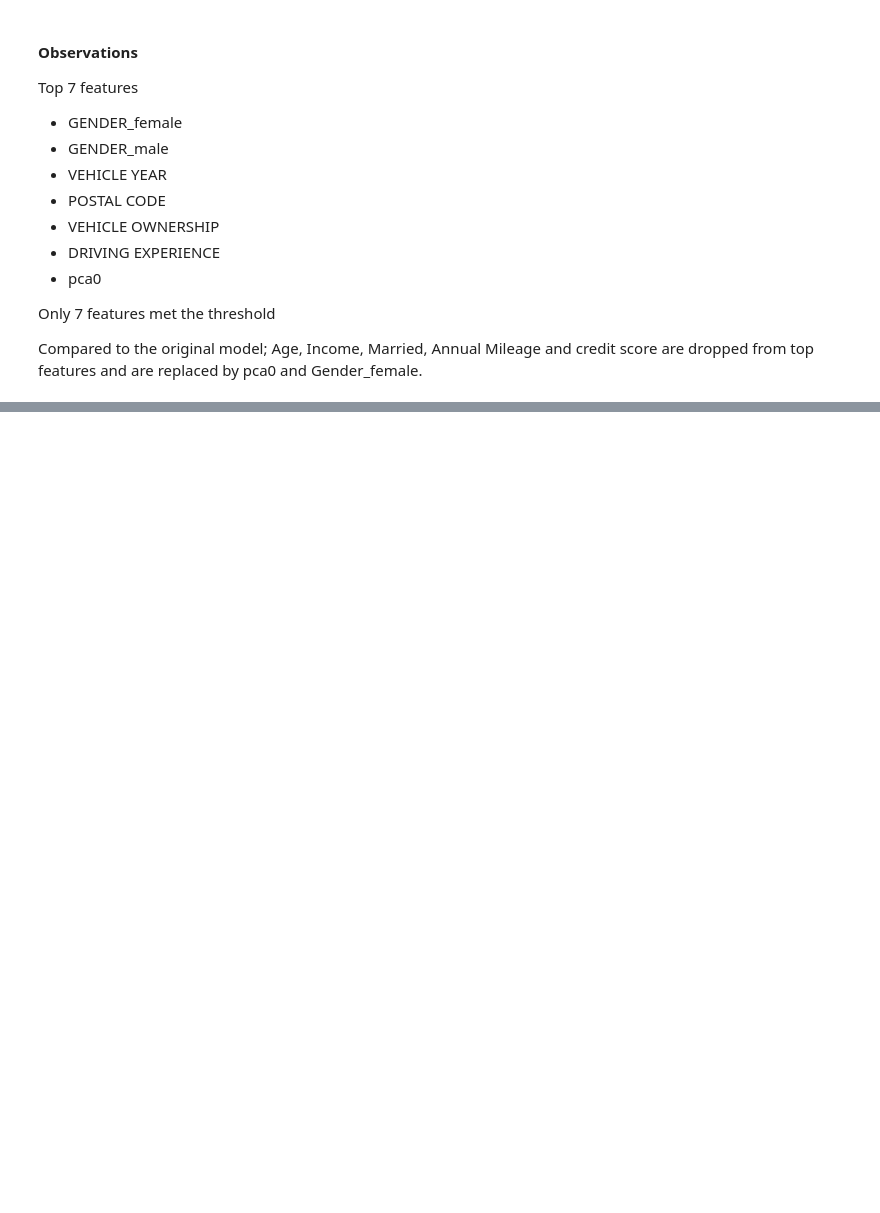
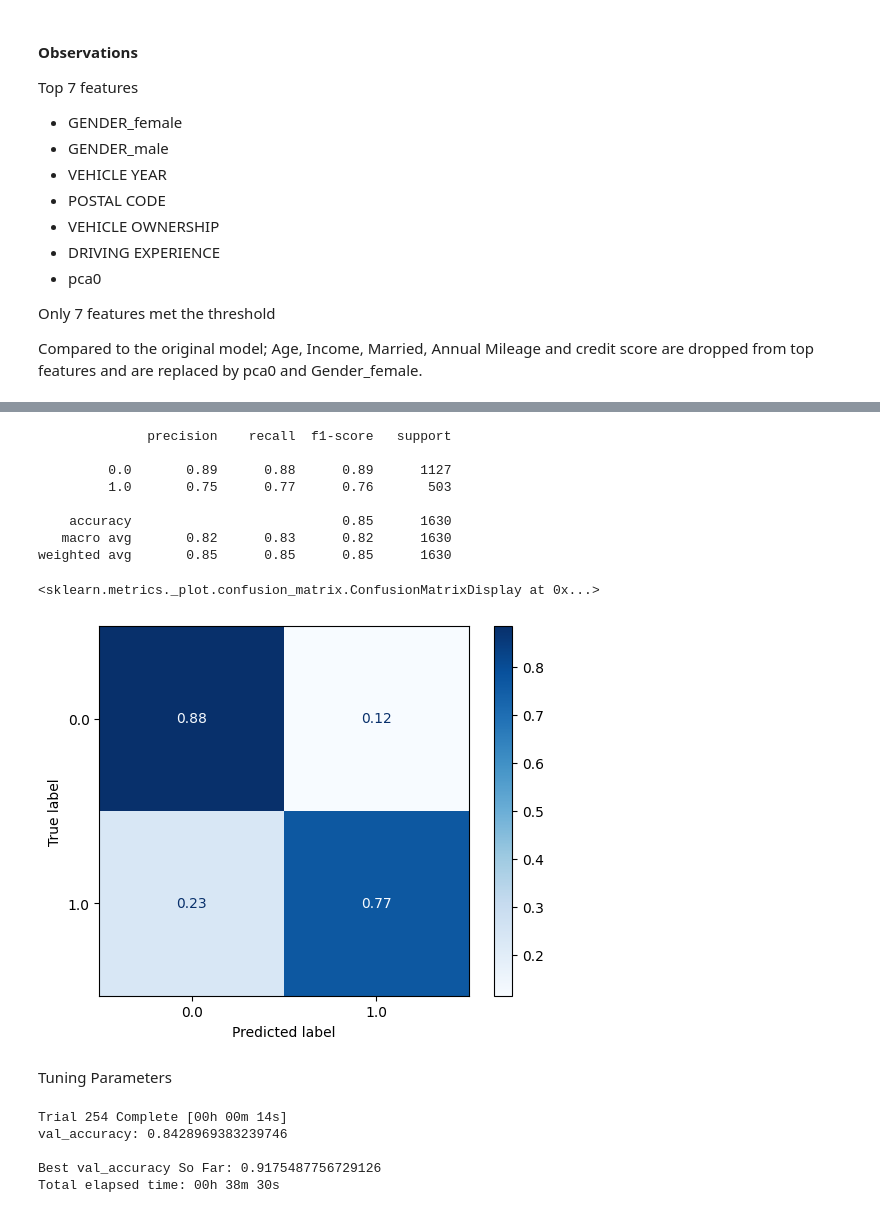
Before and after one commit to UKashNK/Car-Insurance-data, a Jupyter notebook: Car_Insurance_Claims_Analysis_.ipynb, the cells around one changed output, grey strips where cells are left out. Drawn from its saved outputs; the diff is of its cells as text; code cells hidden in the pictures; blank space fills up the shorter version.

```diff
--- a/Car_Insurance_Claims_Analysis_.ipynb
+++ b/Car_Insurance_Claims_Analysis_.ipynb
@@ -827,0 +952,4 @@ Compared to the original model; Age, Income, Married, Annual Mileage and credit
+# %%
+#Making predictions
+y_pred = bin_model.predict(X_test_transformed)
+y_pred
@@ -827,0 +965,4 @@ Compared to the original model; Age, Income, Married, Annual Mileage and credit
+# %%
+#formatting predictions
+y_pred = np.round(y_pred)
+y_pred
@@ -827,0 +977,17 @@ Compared to the original model; Age, Income, Married, Annual Mileage and credit
+# %%
+#Evaluatng metrics with sklearn
+print(classification_report(y_test, y_pred))
+ConfusionMatrixDisplay.from_predictions(y_test, y_pred, cmap='Blues', normalize='true')
+# %% [output]
+              precision    recall  f1-score   support
+
+         0.0       0.89      0.88      0.89      1127
+         1.0       0.75      0.77      0.76       503
+
+    accuracy                           0.85      1630
+   macro avg       0.82      0.83      0.82      1630
+weighted avg       0.85      0.85      0.85      1630
+<sklearn.metrics._plot.confusion_matrix.ConfusionMatrixDisplay at 0x...>
+[figure, added]
+# %% [markdown]
+Tuning Parameters
@@ -827,0 +1027,9 @@ Compared to the original model; Age, Income, Married, Annual Mileage and credit
+# %%
+#Run the tuner
+tuner.search(X_train_smote, y_train_smote, epochs=100, validation_split=.2, callbacks = [early_stop])
+# %% [output]
+Trial 254 Complete [00h 00m 14s]
+val_accuracy: 0.8428969383239746
+
+Best val_accuracy So Far: 0.9175487756729126
+Total elapsed time: 00h 38m 30s
```
Also changed, not shown: parts of 29 cells of this notebook.
